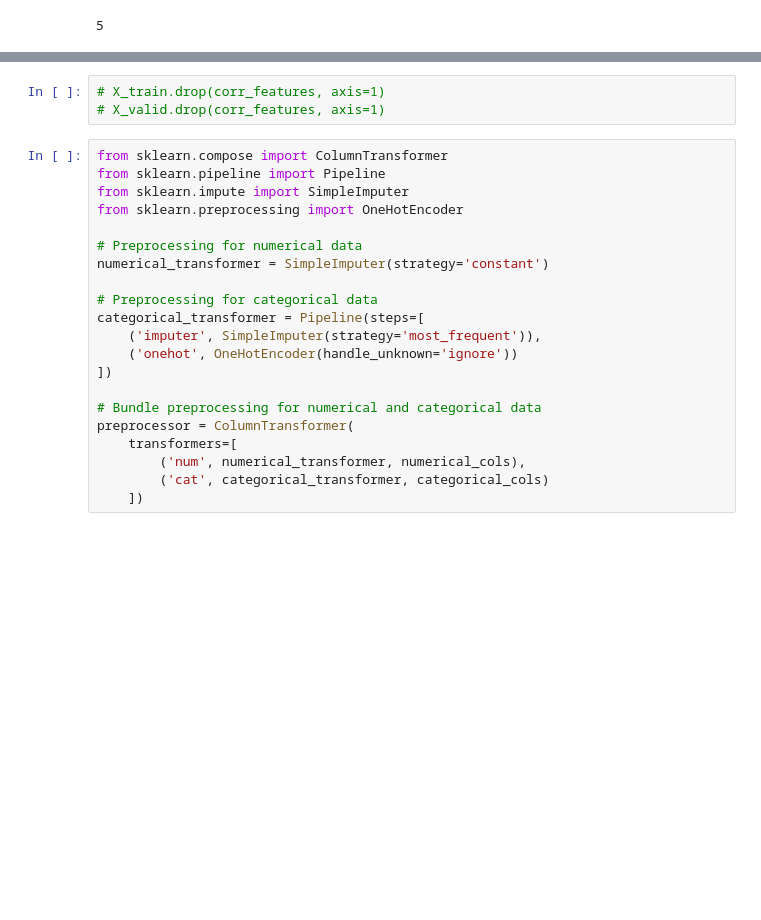
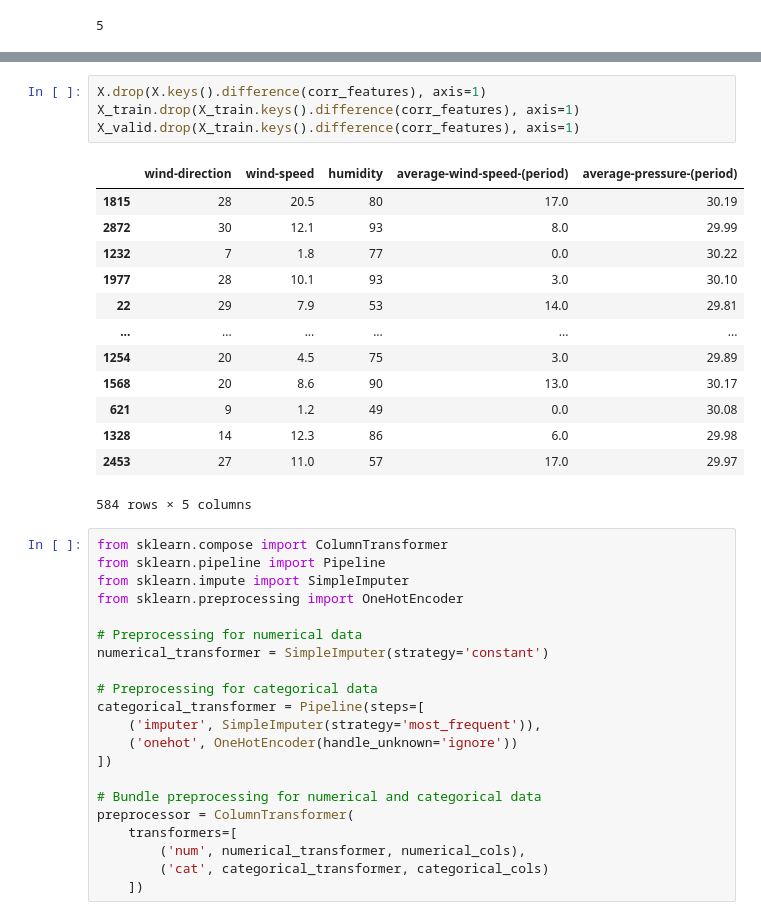
Before and after one commit to Agnij-Moitra/solar-sight, a Jupyter notebook: train.ipynb, the cells around one changed output, grey strips where cells are left out. Drawn from its saved outputs; the diff is of its cells as text; blank space fills up the shorter version.

```diff
--- a/train.ipynb
+++ b/train.ipynb
@@ -120,6 +120,21 @@ corr_features
 # %%
-# X_train.drop(corr_features, axis=1)
-# X_valid.drop(corr_features, axis=1)
+X.drop(X.keys().difference(corr_features), axis=1)
+X_train.drop(X_train.keys().difference(corr_features), axis=1)
+X_valid.drop(X_train.keys().difference(corr_features), axis=1)
+# %% [output]
+|  | wind-direction | wind-speed | humidity | average-wind-speed-(period) | average-pressure-(period) |
+| 1815 | 28 | 20.5 | 80 | 17.0 | 30.19 |
+| 2872 | 30 | 12.1 | 93 | 8.0 | 29.99 |
+| 1232 | 7 | 1.8 | 77 | 0.0 | 30.22 |
+| 1977 | 28 | 10.1 | 93 | 3.0 | 30.10 |
+| 22 | 29 | 7.9 | 53 | 14.0 | 29.81 |
+| ... | ... | ... | ... | ... | ... |
+| 1254 | 20 | 4.5 | 75 | 3.0 | 29.89 |
+| 1568 | 20 | 8.6 | 90 | 13.0 | 30.17 |
+| 621 | 9 | 1.2 | 49 | 0.0 | 30.08 |
+| 1328 | 14 | 12.3 | 86 | 6.0 | 29.98 |
+| 2453 | 27 | 11.0 | 57 | 17.0 | 29.97 |
+584 rows × 5 columns
 # %%
 from sklearn.compose import ColumnTransformer
 from sklearn.pipeline import Pipeline
```
Also changed, not shown: parts of 7 cells of this notebook, 1 other file.
